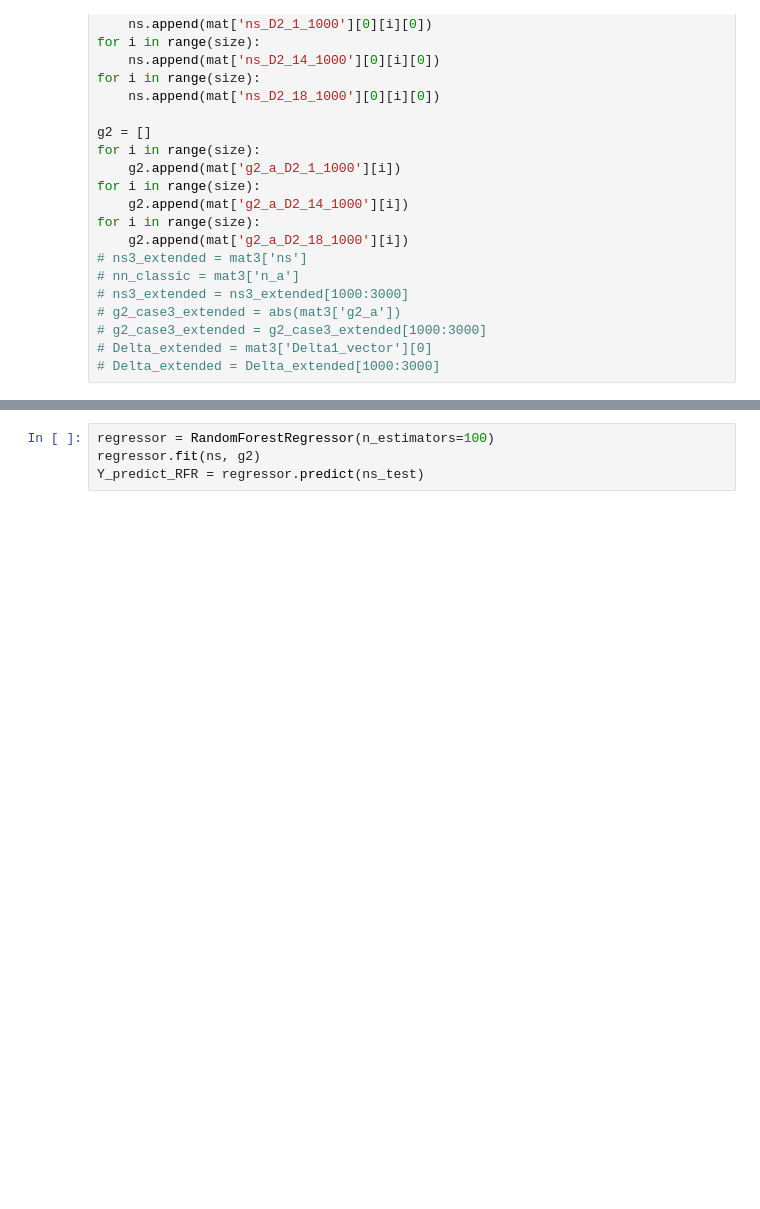
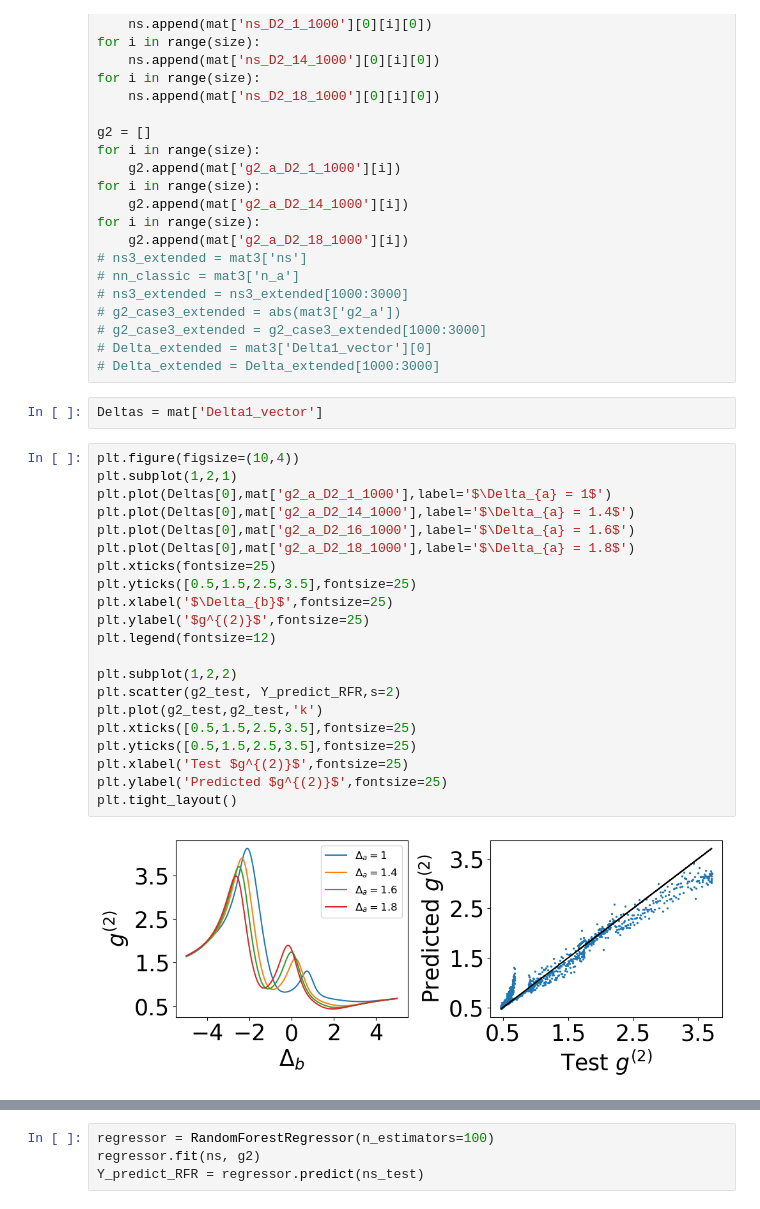
Before and after one commit to kdg930202/Polariton_neural_network, a Jupyter notebook: case3_transfer learning.ipynb, the cells around one changed output, grey strips where cells are left out. Cells and saved outputs as stored; diff of their text form; blank space fills up the shorter version.

```diff
--- a/case3_transfer learning.ipynb
+++ b/case3_transfer learning.ipynb
@@ -68,3 +68,28 @@ for i in range(size):
 # g2_case3_extended = g2_case3_extended[1000:3000]
 # Delta_extended = mat3['Delta1_vector'][0]
 # Delta_extended = Delta_extended[1000:3000]
+# %%
+Deltas = mat['Delta1_vector']
+# %%
+plt.figure(figsize=(10,4))
+plt.subplot(1,2,1)
+plt.plot(Deltas[0],mat['g2_a_D2_1_1000'],label='$\Delta_{a} = 1$')
+plt.plot(Deltas[0],mat['g2_a_D2_14_1000'],label='$\Delta_{a} = 1.4$')
+plt.plot(Deltas[0],mat['g2_a_D2_16_1000'],label='$\Delta_{a} = 1.6$')
+plt.plot(Deltas[0],mat['g2_a_D2_18_1000'],label='$\Delta_{a} = 1.8$')
+plt.xticks(fontsize=25)
+plt.yticks([0.5,1.5,2.5,3.5],fontsize=25)
+plt.xlabel('$\Delta_{b}$',fontsize=25)
+plt.ylabel('$g^{(2)}$',fontsize=25)
+plt.legend(fontsize=12)
+
+plt.subplot(1,2,2)
+plt.scatter(g2_test, Y_predict_RFR,s=2)
+plt.plot(g2_test,g2_test,'k')
+plt.xticks([0.5,1.5,2.5,3.5],fontsize=25)
+plt.yticks([0.5,1.5,2.5,3.5],fontsize=25)
+plt.xlabel('Test $g^{(2)}$',fontsize=25)
+plt.ylabel('Predicted $g^{(2)}$',fontsize=25)
+plt.tight_layout()
+# %% [output]
+[figure, added]
```
Also changed, not shown: parts of 3 cells of this notebook, 2 other files.
